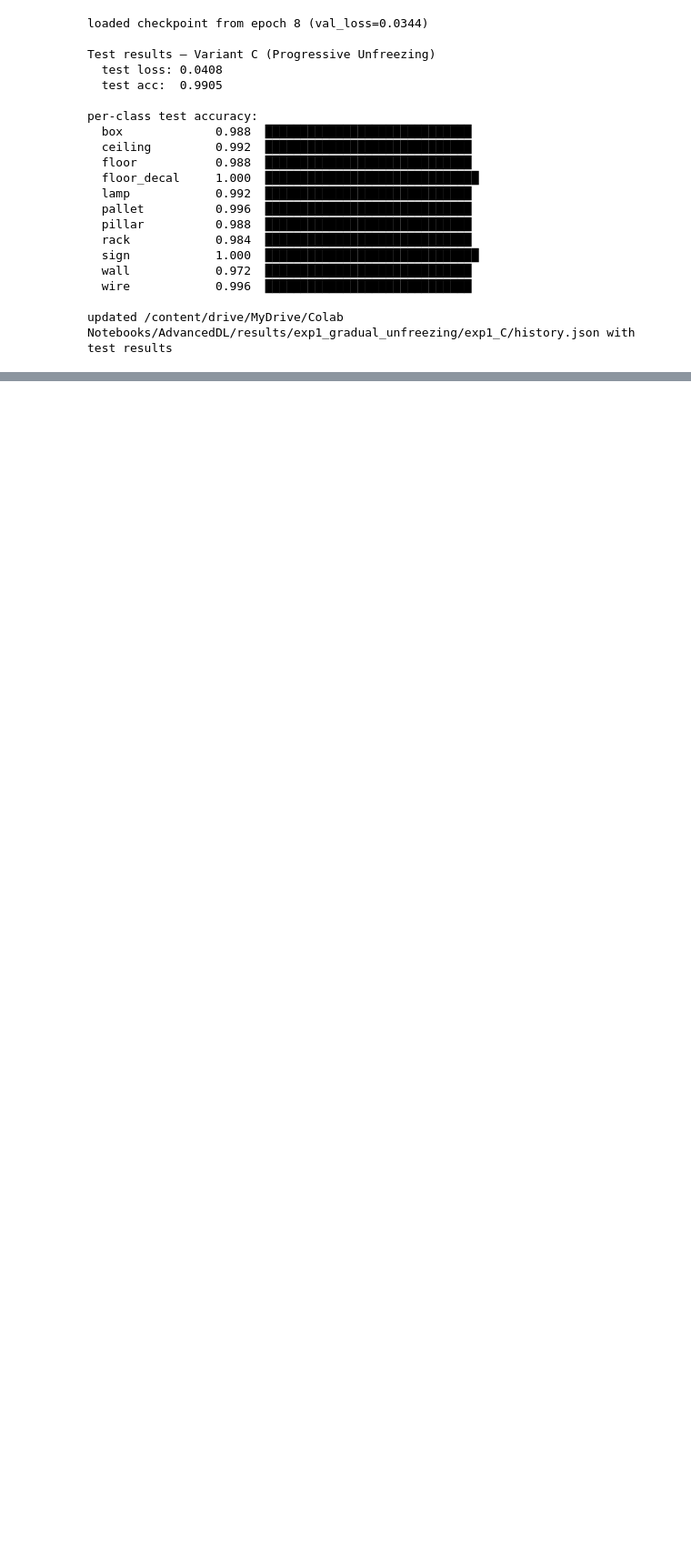
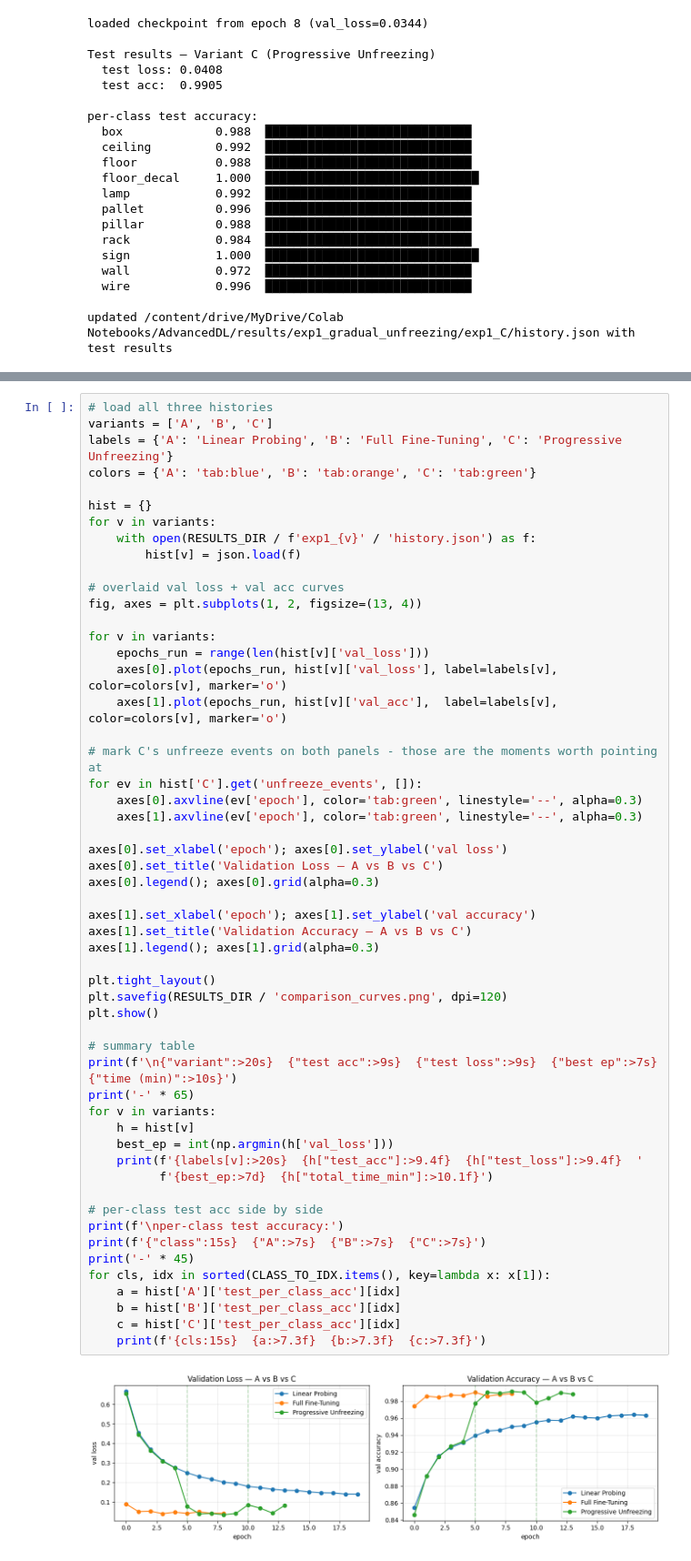
Before and after one commit to iav2002/Assignment_Advanced_Topics_In_DeepLearning, a Jupyter notebook: Part2_Experiments_1.ipynb, the cells around one changed output, grey strips where cells are left out. Shown at 91% size. Drawn from its saved outputs; the diff is of its cells as text; blank space fills up the shorter version.

Commit message:
Comparissons using stored results

```diff
--- a/Part2_Experiments_1.ipynb
+++ b/Part2_Experiments_1.ipynb
@@ -1067,0 +1071,56 @@ updated /content/drive/MyDrive/Colab Notebooks/AdvancedDL/results/exp1_gradual_u
+# %%
+# load all three histories
+variants = ['A', 'B', 'C']
+labels = {'A': 'Linear Probing', 'B': 'Full Fine-Tuning', 'C': 'Progressive Unfreezing'}
+colors = {'A': 'tab:blue', 'B': 'tab:orange', 'C': 'tab:green'}
+
+hist = {}
+for v in variants:
+    with open(RESULTS_DIR / f'exp1_{v}' / 'history.json') as f:
+        hist[v] = json.load(f)
+
+# overlaid val loss + val acc curves
+fig, axes = plt.subplots(1, 2, figsize=(13, 4))
+
+for v in variants:
+    epochs_run = range(len(hist[v]['val_loss']))
+    axes[0].plot(epochs_run, hist[v]['val_loss'], label=labels[v], color=colors[v], marker='o')
+    axes[1].plot(epochs_run, hist[v]['val_acc'],  label=labels[v], color=colors[v], marker='o')
+
+# mark C's unfreeze events on both panels - those are the moments worth pointing at
+for ev in hist['C'].get('unfreeze_events', []):
+    axes[0].axvline(ev['epoch'], color='tab:green', linestyle='--', alpha=0.3)
+    axes[1].axvline(ev['epoch'], color='tab:green', linestyle='--', alpha=0.3)
+
+axes[0].set_xlabel('epoch'); axes[0].set_ylabel('val loss')
+axes[0].set_title('Validation Loss — A vs B vs C')
+axes[0].legend(); axes[0].grid(alpha=0.3)
+
+axes[1].set_xlabel('epoch'); axes[1].set_ylabel('val accuracy')
+axes[1].set_title('Validation Accuracy — A vs B vs C')
+axes[1].legend(); axes[1].grid(alpha=0.3)
+
+plt.tight_layout()
+plt.savefig(RESULTS_DIR / 'comparison_curves.png', dpi=120)
+plt.show()
+
+# summary table
+print(f'\n{"variant":>20s}  {"test acc":>9s}  {"test loss":>9s}  {"best ep":>7s}  {"time (min)":>10s}')
+print('-' * 65)
+for v in variants:
+    h = hist[v]
+    best_ep = int(np.argmin(h['val_loss']))
+    print(f'{labels[v]:>20s}  {h["test_acc"]:>9.4f}  {h["test_loss"]:>9.4f}  '
+          f'{best_ep:>7d}  {h["total_time_min"]:>10.1f}')
+
+# per-class test acc side by side
+print(f'\nper-class test accuracy:')
+print(f'{"class":15s}  {"A":>7s}  {"B":>7s}  {"C":>7s}')
+print('-' * 45)
+for cls, idx in sorted(CLASS_TO_IDX.items(), key=lambda x: x[1]):
+    a = hist['A']['test_per_class_acc'][idx]
+    b = hist['B']['test_per_class_acc'][idx]
+    c = hist['C']['test_per_class_acc'][idx]
+    print(f'{cls:15s}  {a:>7.3f}  {b:>7.3f}  {c:>7.3f}')
+# %% [output]
+[figure, added]
```
Also changed, not shown: parts of 8 cells of this notebook.
